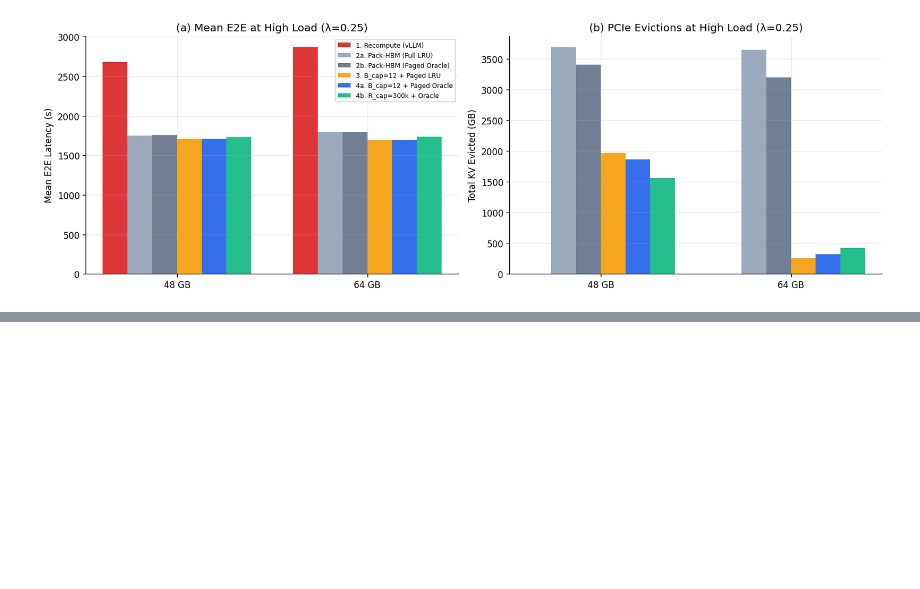
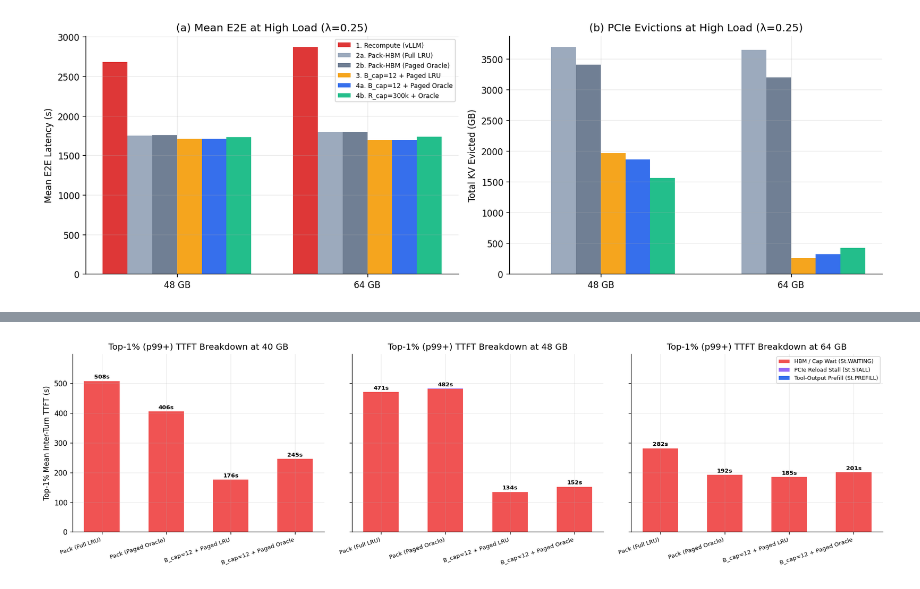
Before and after one commit to javierdiegof/oracle-vidur, a Jupyter notebook: notebooks/narrative_experiments.ipynb, the cells around one changed output, grey strips where cells are left out. Cells and saved outputs as stored; diff of their text form; code cells hidden in the pictures; blank space fills up the shorter version.

```diff
--- a/notebooks/narrative_experiments.ipynb
+++ b/notebooks/narrative_experiments.ipynb
@@ -182,0 +275,26 @@ HBM  | Policy                      | Done  | MeanE2E   | LastDone  | EvictGB   |
+# %%
+# Experiment 5: Top-1% (p99+) TTFT Decomposition Across 40, 48, 64 GB
+fig, axes = plt.subplots(1, 3, figsize=(16.5, 4.6), sharey=True)
+ttft_policies = [p for p in policies if p[0] not in ('1. Recompute (vLLM)', '4b. R_cap=300k + Oracle')]
+short_lbls = [p[0].replace('2a. Pack-HBM ', 'Pack ').replace('2b. Pack-HBM ', 'Pack ').replace('3. ', '').replace('4a. ', '') for p in ttft_policies]
+xb = np.arange(len(ttft_policies))
+
+for ax, hbm in zip(axes, [40.0, 48.0, 64.0]):
+    pw = np.array([res_hbm[f'{hbm:.0f}G|{lbl}']['ttft_decomp']['p99_wait'] for lbl, _, _, _ in ttft_policies])
+    ps = np.array([res_hbm[f'{hbm:.0f}G|{lbl}']['ttft_decomp']['p99_stall'] for lbl, _, _, _ in ttft_policies])
+    pp = np.array([res_hbm[f'{hbm:.0f}G|{lbl}']['ttft_decomp']['p99_prefill'] for lbl, _, _, _ in ttft_policies])
+    ax.bar(xb, pw, 0.55, label='HBM / Cap Wait (St.WAITING)', color='#ef4444', alpha=0.92)
+    ax.bar(xb, ps, 0.55, bottom=pw, label='PCIe Reload Stall (St.STALL)', color='#8b5cf6', alpha=0.92)
+    ax.bar(xb, pp, 0.55, bottom=pw+ps, label='Tool-Output Prefill (St.PREFILL)', color='#2563eb', alpha=0.92)
+    for xi, tot in zip(xb, pw + ps + pp):
+        ax.text(xi, tot + 3.5, f'{tot:.0f}s', ha='center', va='bottom', fontsize=8, fontweight='bold')
+    ax.set_xticks(xb); ax.set_xticklabels(short_lbls, fontsize=8, rotation=18, ha='right')
+    ax.set_title(f'Top-1% (p99+) TTFT Breakdown at {hbm:.0f} GB')
+    if hbm == 40.0:
+        ax.set_ylabel('Top-1% Mean Inter-Turn TTFT (s)')
+axes[0].set_ylim(0, max(res_hbm[f'{h:.0f}G|{l}']['ttft_decomp']['p99_wait'] + res_hbm[f'{h:.0f}G|{l}']['ttft_decomp']['p99_stall'] + res_hbm[f'{h:.0f}G|{l}']['ttft_decomp']['p99_prefill'] for h in [40.0, 48.0, 64.0] for l, _, _, _ in ttft_policies) * 1.18)
+axes[2].legend(fontsize=7.6, loc='upper right')
+plt.tight_layout()
+plt.show()
+# %% [output]
+[figure, added]
```
Also changed, not shown: parts of 2 cells of this notebook, 3 other files.
